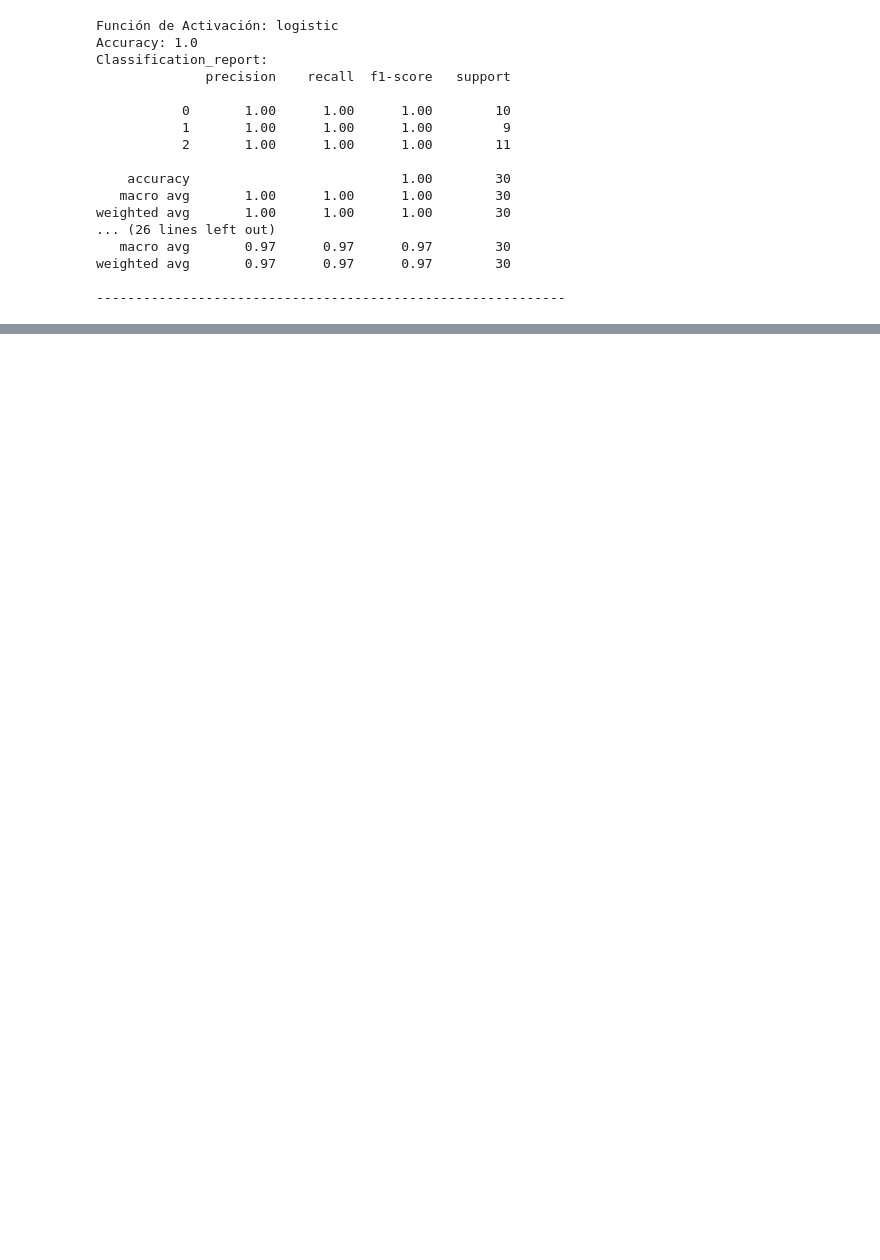
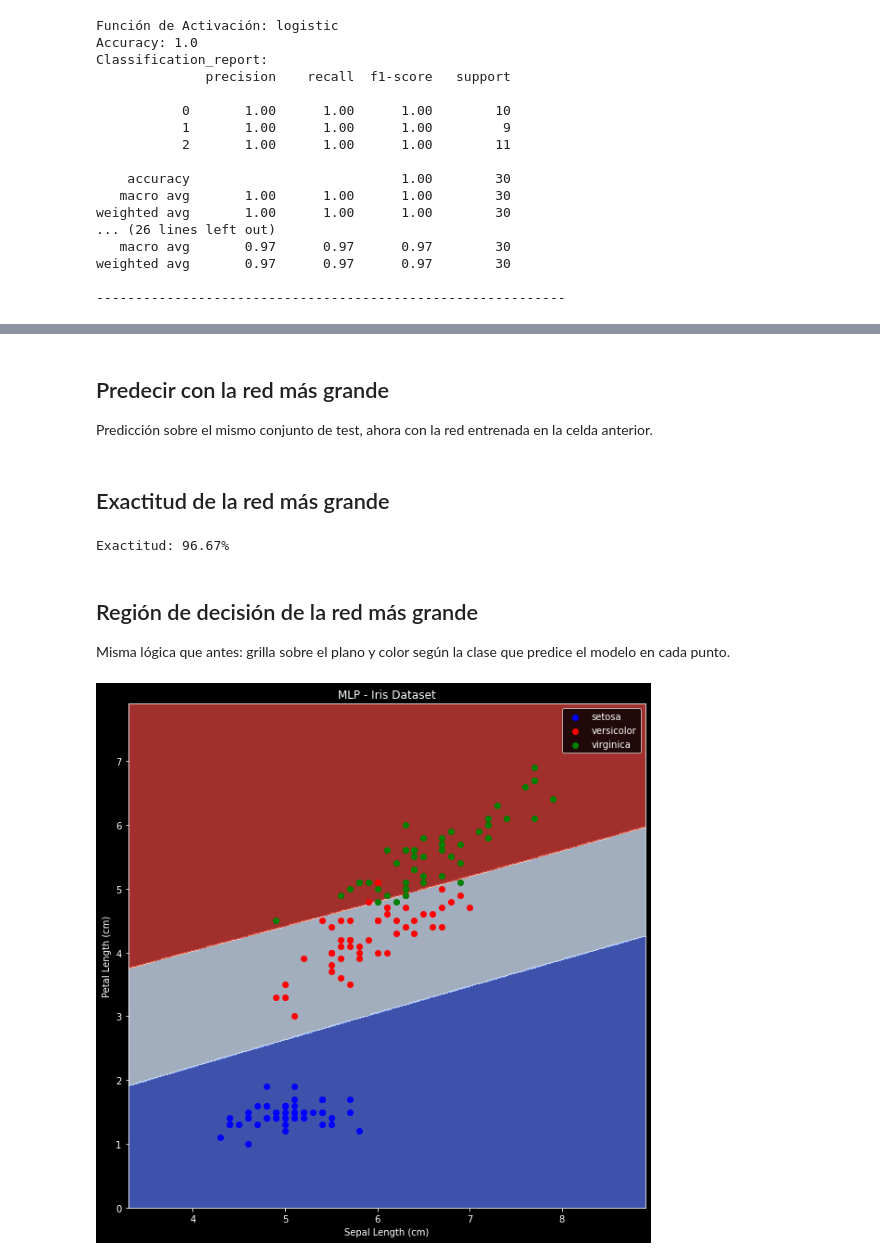
Before and after one commit to alvarezleonardo/Data-Science, a Jupyter notebook: 06-fundamentos-de-redes-neuronales/notebooks/OD_RN1_ESP_M03_S10_Recurso Descargable - MLPClassifier.ipynb, the cells around one changed output, grey strips where cells are left out. Cells and saved outputs as stored; diff of their text form; code cells hidden in the pictures; blank space fills up the shorter version.

```diff
--- a/06-fundamentos-de-redes-neuronales/notebooks/OD_RN1_ESP_M03_S10_Recurso Descargable - MLPClassifier.ipynb
+++ b/06-fundamentos-de-redes-neuronales/notebooks/OD_RN1_ESP_M03_S10_Recurso Descargable - MLPClassifier.ipynb
@@ -214,0 +339,4 @@ weighted avg       0.97      0.97      0.97        30
+# %% [markdown]
+## Predecir con la red más grande
+
+Predicción sobre el mismo conjunto de test, ahora con la red entrenada en la celda anterior.
@@ -214,0 +348,31 @@ weighted avg       0.97      0.97      0.97        30
+# %% [markdown]
+## Exactitud de la red más grande
+# %%
+#Calcular exactitud del modelo
+accuracy = accuracy_score(y_test, y_pred) * 100
+print(f"Exactitud: {accuracy:.2f}%")
+# %% [output]
+Exactitud: 96.67%
+# %% [markdown]
+## Región de decisión de la red más grande
+
+Misma lógica que antes: grilla sobre el plano y color según la clase que predice el modelo en cada punto.
+# %%
+# 4. Visualizar la región de decisión
+xx, yy = np.meshgrid(np.linspace(X[:, 0].min() - 1, X[:, 0].max() + 1, 500),
+                     np.linspace(X[:, 1].min() - 1, X[:, 1].max() + 1, 500))
+Z = mlp.predict(np.c_[xx.ravel(), yy.ravel()])
+Z = Z.reshape(xx.shape)
+
+plt.figure(figsize=(10, 10))
+plt.contourf(xx, yy, Z, alpha=0.8, cmap="coolwarm")
+plt.scatter(X[y == 0][:, 0], X[y == 0][:, 1], color="blue", label="setosa")
+plt.scatter(X[y == 1][:, 0], X[y == 1][:, 1], color="red", label="versicolor")
+plt.scatter(X[y == 2][:, 0], X[y == 2][:, 1], color="green", label="virginica")
+plt.xlabel('Sepal Length (cm)')
+plt.ylabel('Petal Length (cm)')
+plt.legend()
+plt.title("MLP - Iris Dataset")
+plt.show()
+# %% [output]
+[figure, added]
```
Also changed, not shown: parts of 32 cells of this notebook.
